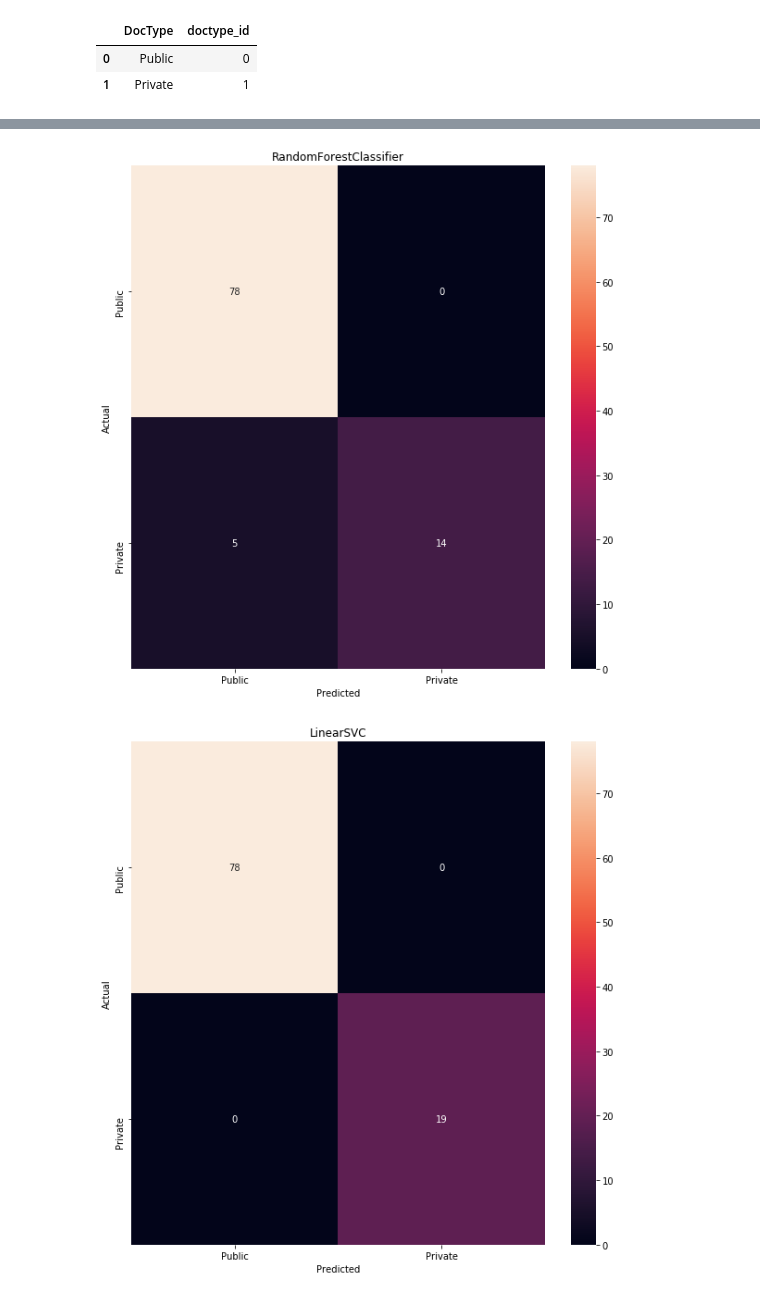
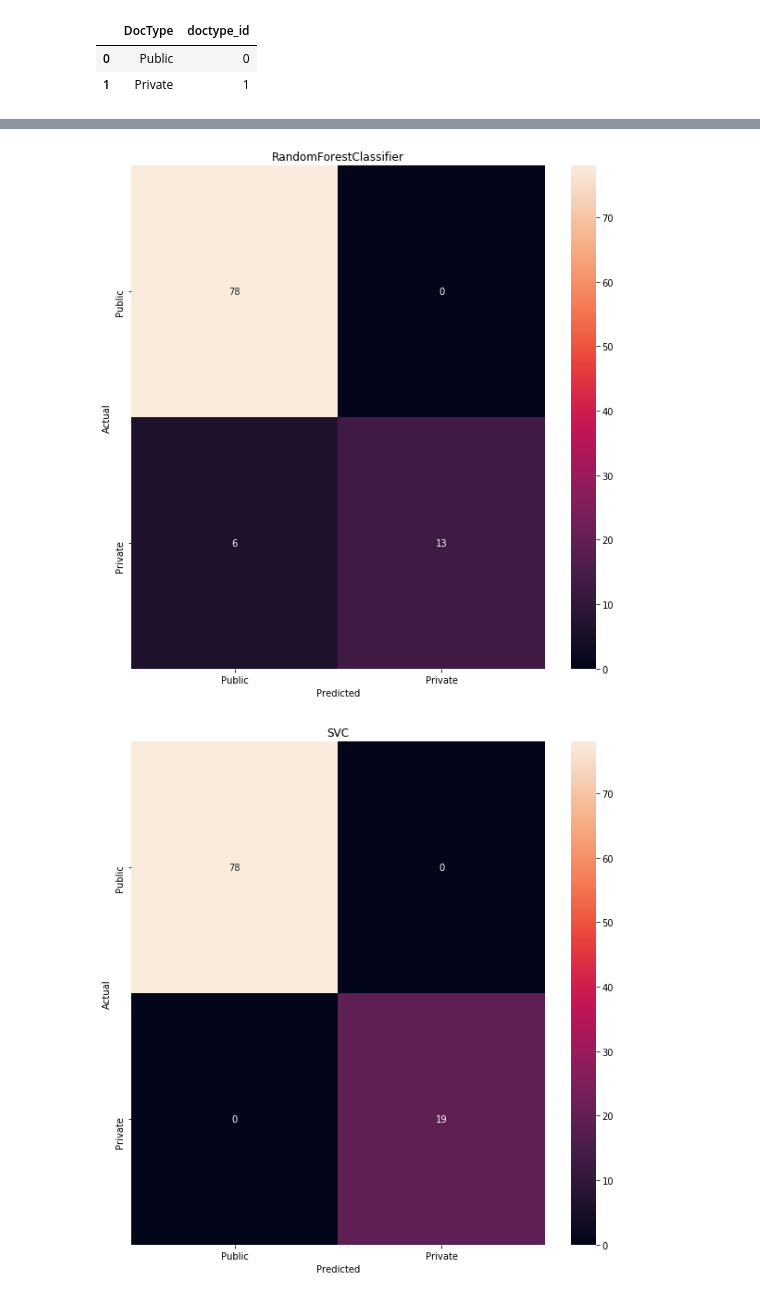
Before and after one commit to rayshu/Data-Classification, a Jupyter notebook: Classifiers_NB_RF_SVM_LR.ipynb, the cells around one changed output, grey strips where cells are left out. Saved outputs shown, nothing was run; the diff lists cells and outputs as text; code cells hidden in the pictures.

```diff
--- a/Classifiers_NB_RF_SVM_LR.ipynb
+++ b/Classifiers_NB_RF_SVM_LR.ipynb
@@ -22,8 +16,8 @@ df_nent = df.loc[df["DocType"]=="NE",:]
 # %%
 doctype_to_id = {'Private': 1, 'Public': 0}
 # %%
-df_ent['DocType_id'] = df_ent['DocType'].map(doctype_to_id)
-df_ent.head()
+df_ent['DocType_id'] = df_ent['DocType'].map({'Private': 1, 'Public': 0})
+df_ent
 # %% [output]
 A value is trying to be set on a copy of a slice from a DataFrame.
 Try using .loc[row_indexer,col_indexer] = value instead
@@ -88,7 +98,8 @@ plt.show()
 ### tf-idf vectors for df_ent
 # %%
 from sklearn.feature_extraction.text import TfidfVectorizer
-tfidf = TfidfVectorizer(sublinear_tf=True, min_df=5, norm='l2', encoding='latin-1', ngram_range=(1, 2), stop_words='english')
+tfidf = TfidfVectorizer(sublinear_tf=True, min_df=5, norm='l2', encoding='ISO-8859-1', ngram_range=(1, 2))
+# tfidf = TfidfVectorizer(ngram_range=(1, 2))
 features = tfidf.fit_transform(df_ent.Text).toarray()
 labels = df_ent.DocType_id
 print(features.shape[0] , "'Text' is represented by", features.shape[1], "features.")
@@ -165,11 +193,13 @@ df_ent[df_ent['Text'] == "rocket attack vicinity adreskan l may one explosion ro
 # %%
 from sklearn.linear_model import LogisticRegression
 from sklearn.ensemble import RandomForestClassifier
-from sklearn.svm import LinearSVC
+# from sklearn.svm import LinearSVC
+from sklearn import model_selection, svm
 from sklearn.model_selection import cross_val_score
 models = [
     RandomForestClassifier(n_estimators=200, max_depth=3, random_state=0),
-    LinearSVC(),
+    # LinearSVC(),
+    svm.SVC(C=1.0, kernel='linear', degree=3, gamma='auto',random_state=0),
     MultinomialNB(),
     LogisticRegression(random_state=0),
 ]
@@ -211,14 +261,6 @@ doctype_id_df.head()
 # %%
-from sklearn.metrics import confusion_matrix
-X_train, X_test, y_train, y_test, indices_train, indices_test = train_test_split(features, labels, df_ent.index, test_size=0.2, random_state=0)
-
-precision_public_list = []
-precision_private_list = []
-recall_public_list = []
-recall_private_list = []
-f1_public_list = []
-f1_private_list = []
-
+SVM = svm.SVC(C=1.0, kernel='linear', degree=3, gamma='auto',random_state=0)
+SVM.fit(Train_X_Tfidf,Train_Y)
 for model in models:
 
     model_name = model.__class__.__name__
@@ -265,13 +307,13 @@ LinearSVC
  [[78  0]
  [ 0 19]]
 MultinomialNB
  [[78  0]
  [ 0 19]]
 LogisticRegression
  [[78  0]
  [ 2 17]]
 [figure]
-[figure, old version]
+[figure, new version]
 [figure]
 [figure]
 # %%
```
Also changed, not shown: parts of 19 cells of this notebook.
